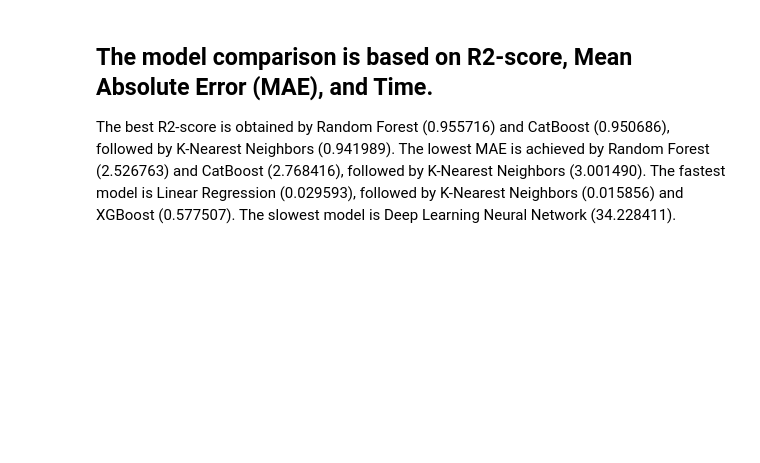
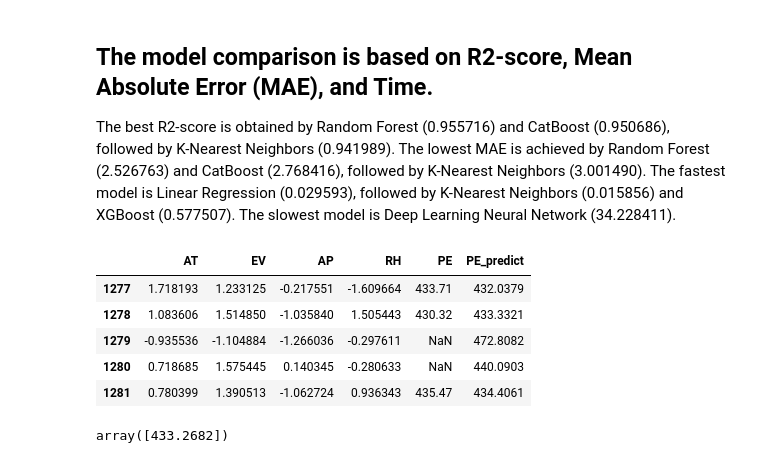
Before and after one commit to younesabdolmalaky/Model-comparing-and-Hyperparameter-Tuning-Trial, a Jupyter notebook: codes/Model_comparing_and_Hyperparameter_Tuning_Trial.ipynb, the cells around one changed output. Cells and saved outputs as stored; diff of their text form; code cells hidden in the pictures; blank space fills up the shorter version.

```diff
--- a/codes/Model_comparing_and_Hyperparameter_Tuning_Trial.ipynb
+++ b/codes/Model_comparing_and_Hyperparameter_Tuning_Trial.ipynb
@@ -171,3 +179,16 @@ pd.DataFrame(R2_MAE , columns = ['Model name' ,'R2-score' , 'MAE' , 'Time'])
 The best R2-score is obtained by Random Forest (0.955716) and CatBoost (0.950686), followed by K-Nearest Neighbors (0.941989).
 The lowest MAE is achieved by Random Forest (2.526763) and CatBoost (2.768416), followed by K-Nearest Neighbors (3.001490).
 The fastest model is Linear Regression (0.029593), followed by K-Nearest Neighbors (0.015856) and XGBoost (0.577507). The slowest model is Deep Learning Neural Network (34.228411).
+# %%
+pred = pd.DataFrame(X_test , columns = ['AT' ,'EV' , 'AP' , 'RH'])
+pred['PE'] = y_test
+pred['PE_predict'] = models[2].predict(X_test)
+# %%
+pred.tail()
+# %% [output]
+|  | AT | EV | AP | RH | PE | PE_predict |
+| 1277 | 1.718193 | 1.233125 | -0.217551 | -1.609664 | 433.71 | 432.0379 |
+| 1278 | 1.083606 | 1.514850 | -1.035840 | 1.505443 | 430.32 | 433.3321 |
+| 1279 | -0.935536 | -1.104884 | -1.266036 | -0.297611 | NaN | 472.8082 |
+| 1280 | 0.718685 | 1.575445 | 0.140345 | -0.280633 | NaN | 440.0903 |
+| 1281 | 0.780399 | 1.390513 | -1.062724 | 0.936343 | 435.47 | 434.4061 |
@@ -173,0 +198,4 @@ The fastest model is Linear Regression (0.029593), followed by K-Nearest Neighbo
+# %%
+models[2].predict(delkha)
+# %% [output]
+array([433.2682])
```
Also changed, not shown: parts of 7 cells of this notebook.
